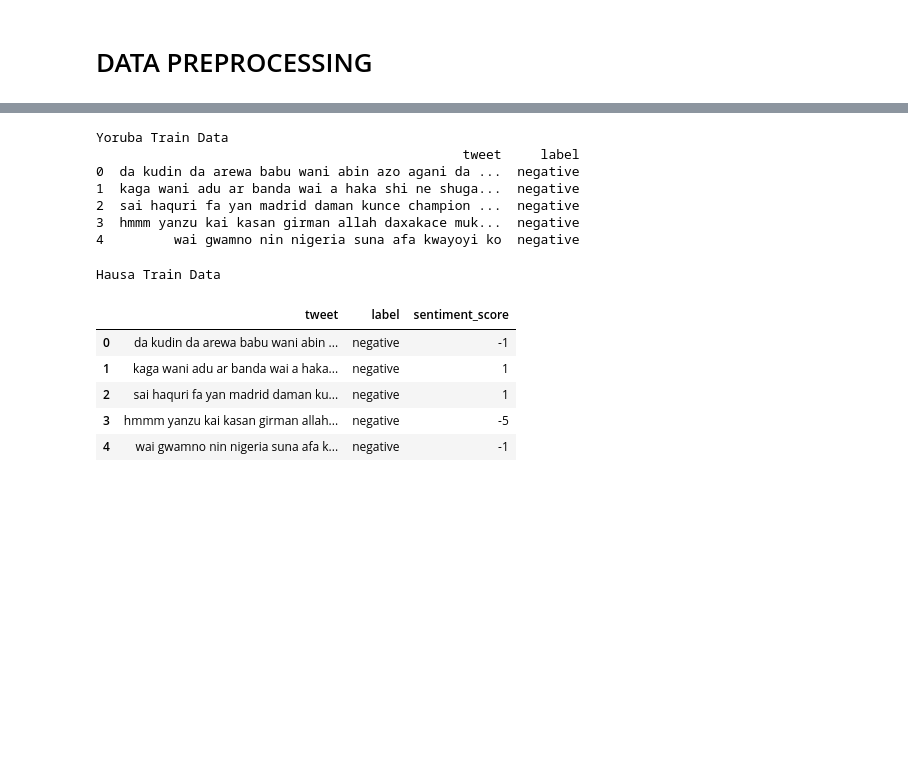
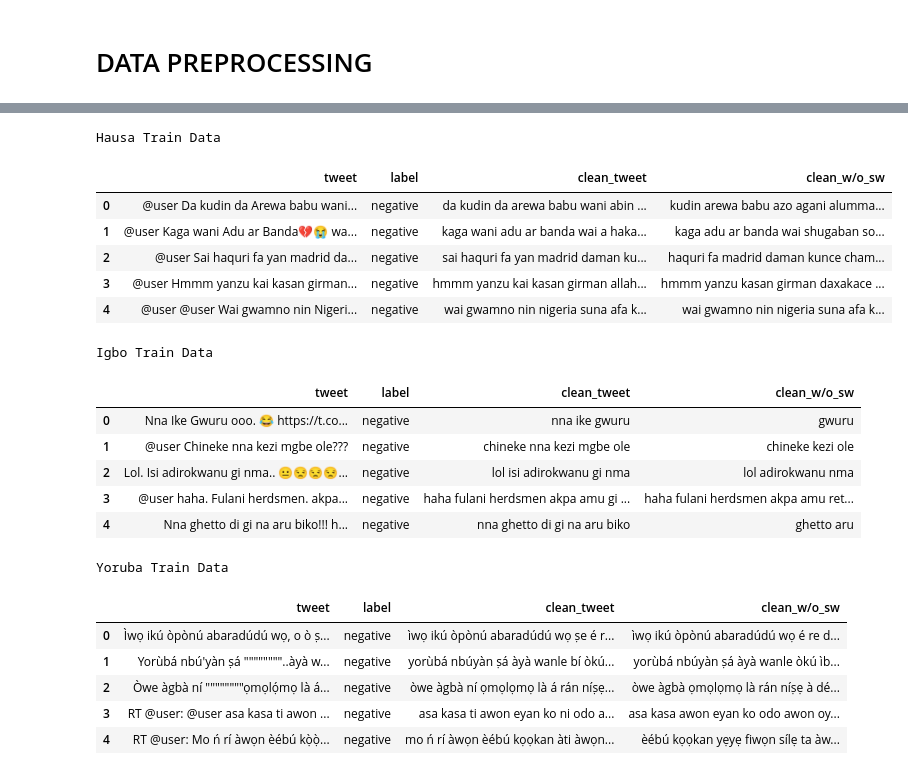
Before and after one commit to sa-diq/sentiment-analysis-Hau-Ibo-Yor-, a Jupyter notebook: sentiment_analysis.ipynb, the cells around one changed output, grey strips where cells are left out. Drawn from its saved outputs; the diff is of its cells as text; code cells hidden in the pictures; blank space fills up the shorter version.

Commit message:
Add Multilingual Sentiment

```diff
--- a/sentiment_analysis.ipynb
+++ b/sentiment_analysis.ipynb
@@ -95,10 +108,6 @@ Igbo Train Data
 # DATA PREPROCESSING
 # %%
 # create a function to clean the text data
-def clean_text_data(data):
-    if 'text' in data.columns:
-        data['text'] = data['text'].apply(clean_text)
-    return data
 def clean_text(text):
     text = re.sub(r'@[A-Za-z0-9]+', '', text) #Removing @mentions
     text = re.sub(r'#', '', text) # Removing '#' hash tag
@@ -106,13 +115,14 @@ def clean_text(text):
     text = re.sub(r'https?:\/\/\S+', '', text) # Removing the hyper link
     text = re.sub(r'[^\w\s]', '', text) # Removing the punctuation
     text = re.sub(r'\d+', '', text) # Removing the digits
+    text = re.sub(r'\bo{1,3}\b|\bò\b', '', text) # Removing 'o' or 'oo' or 'ooo' or 'ò'
     text = text.lower() # Converting the text to lower case
     return text
 
 #  apply the clean_text function to the text data
 for lang in languages:
-    train_data[lang]['tweet'] = train_data[lang]['tweet'].apply(clean_text)
-    dev_data[lang]['tweet'] = dev_data[lang]['tweet'].apply(clean_text)
-    test_data[lang]['tweet'] = test_data[lang]['tweet'].apply(clean_text)
+    train_data[lang]['clean_tweet'] = train_data[lang]['tweet'].apply(clean_text)
+    dev_data[lang]['clean_tweet'] = dev_data[lang]['tweet'].apply(clean_text)
+    test_data[lang]['clean_tweet'] = test_data[lang]['tweet'].apply(clean_text)
 # %%
 # Print the first 5 rows of the hausa train data
@@ -129,22 +166,9 @@ Hausa Train Data
 # %%
-# Remove the stopwords from the train, test, dev data for the three languages
 def remove_stopwords(data, stopwords):
-    data['tweet'] = data['tweet'].apply(lambda x: ' '.join([word for word in x.split() if word not in (stopwords)]))
+    data['clean_w/o_sw'] = data['clean_tweet'].apply(lambda x: ' '.join([word for word in x.split() if word not in stopwords]))
     return data
 
 for lang in languages:
-    train_data[lang] = remove_stopwords(train_data[lang], stopwords[lang])
-    dev_data[lang] = remove_stopwords(dev_data[lang], stopwords[lang])
-    test_data[lang] = remove_stopwords(test_data[lang], stopwords[lang])
-
-# Print the first 5 rows of the hausa train data
-print('Yoruba Train Data')
-print(train_data['hausa'].head())
+    train_data[lang] = remove_stopwords(train_data[lang], stopwords[lang]['word'].tolist())
+    dev_data[lang] = remove_stopwords(dev_data[lang], stopwords[lang]['word'].tolist())
+    test_data[lang] = remove_stopwords(test_data[lang], stopwords[lang]['word'].tolist())
-# %% [output]
-Yoruba Train Data
-                                               tweet     label
-0  da kudin da arewa babu wani abin azo agani da ...  negative
-1  kaga wani adu ar banda wai a haka shi ne shuga...  negative
-2  sai haquri fa yan madrid daman kunce champion ...  negative
-3  hmmm yanzu kai kasan girman allah daxakace muk...  negative
-4         wai gwamno nin nigeria suna afa kwayoyi ko  negative
@@ -164,18 +175,37 @@ def process_data(df, lexicon):
-# %%
-# Apply the process_data function to the train, test, dev data for the three languages
-for lang in languages:
-    train_data[lang] = process_data(train_data[lang], lexicons[lang])
-    dev_data[lang] = process_data(dev_data[lang], lexicons[lang])
-    test_data[lang] = process_data(test_data[lang], lexicons[lang])
 # %%
-# print the first 5 rows of the hausa train data
+# Print the first 5 rows of the hausa train data
+
 print('Hausa Train Data')
-train_data['hausa'].head()
+display(train_data['hausa'].head())
+
+print('\n')
+print('Igbo Train Data')
+display(train_data['igbo'].head())
+
+print('\n')
+print('Yoruba Train Data')
+display(train_data['yoruba'].head())
+
+print('\n')
 # %% [output]
 Hausa Train Data
-|  | tweet | label | sentiment_score |
-| 0 | da kudin da arewa babu wani abin ... | negative | -1 |
-| 1 | kaga wani adu ar banda wai a haka... | negative | 1 |
-| 2 | sai haquri fa yan madrid daman ku... | negative | 1 |
-| 3 | hmmm yanzu kai kasan girman allah... | negative | -5 |
-| 4 | wai gwamno nin nigeria suna afa k... | negative | -1 |
+|  | tweet | label | clean_tweet | clean_w/o_sw |
+| 0 | @user Da kudin da Arewa babu wani... | negative | da kudin da arewa babu wani abin ... | kudin arewa babu azo agani alumma... |
+| 1 | @user Kaga wani Adu ar Banda💔😭 wa... | negative | kaga wani adu ar banda wai a haka... | kaga adu ar banda wai shugaban so... |
+| 2 | @user Sai haquri fa yan madrid da... | negative | sai haquri fa yan madrid daman ku... | haquri fa madrid daman kunce cham... |
+| 3 | @user Hmmm yanzu kai kasan girman... | negative | hmmm yanzu kai kasan girman allah... | hmmm yanzu kasan girman daxakace ... |
+| 4 | @user @user Wai gwamno nin Nigeri... | negative | wai gwamno nin nigeria suna afa k... | wai gwamno nin nigeria suna afa k... |
+Igbo Train Data
+|  | tweet | label | clean_tweet | clean_w/o_sw |
+| 0 | Nna Ike Gwuru ooo. 😂 https://t.co... | negative | nna ike gwuru | gwuru |
+| 1 | @user Chineke nna kezi mgbe ole??? | negative | chineke nna kezi mgbe ole | chineke kezi ole |
+| 2 | Lol. Isi adirokwanu gi nma.. 😐😒😒😒... | negative | lol isi adirokwanu gi nma | lol adirokwanu nma |
+| 3 | @user haha. Fulani herdsmen. akpa... | negative | haha fulani herdsmen akpa amu gi ... | haha fulani herdsmen akpa amu ret... |
+| 4 | Nna ghetto di gi na aru biko!!! h... | negative | nna ghetto di gi na aru biko | ghetto aru |
+Yoruba Train Data
+|  | tweet | label | clean_tweet | clean_w/o_sw |
+| 0 | Ìwọ ikú òpònú abaradúdú wọ, o ò ṣ... | negative | ìwọ ikú òpònú abaradúdú wọ ṣe é r... | ìwọ ikú òpònú abaradúdú wọ é re d... |
+| 1 | Yorùbá nbú'yàn ṣá """"""""..àyà w... | negative | yorùbá nbúyàn ṣá àyà wanle bí òkú... | yorùbá nbúyàn ṣá àyà wanle òkú ìb... |
+| 2 | Òwe àgbà ní """"""""ọmọlọ́mọ là á... | negative | òwe àgbà ní ọmọlọmọ là á rán níṣẹ... | òwe àgbà ọmọlọmọ là rán níṣẹ à dé... |
+| 3 | RT @user: @user asa kasa ti awon ... | negative | asa kasa ti awon eyan ko ni odo a... | asa kasa awon eyan ko odo awon oy... |
+| 4 | RT @user: Mo ń rí àwọn èébú kọ̀ọ̀... | negative | mo ń rí àwọn èébú kọọkan àti àwọn... | èébú kọọkan yẹyẹ fiwọn sílẹ ta àw... |
```
Also changed, not shown: parts of 96 cells of this notebook.
